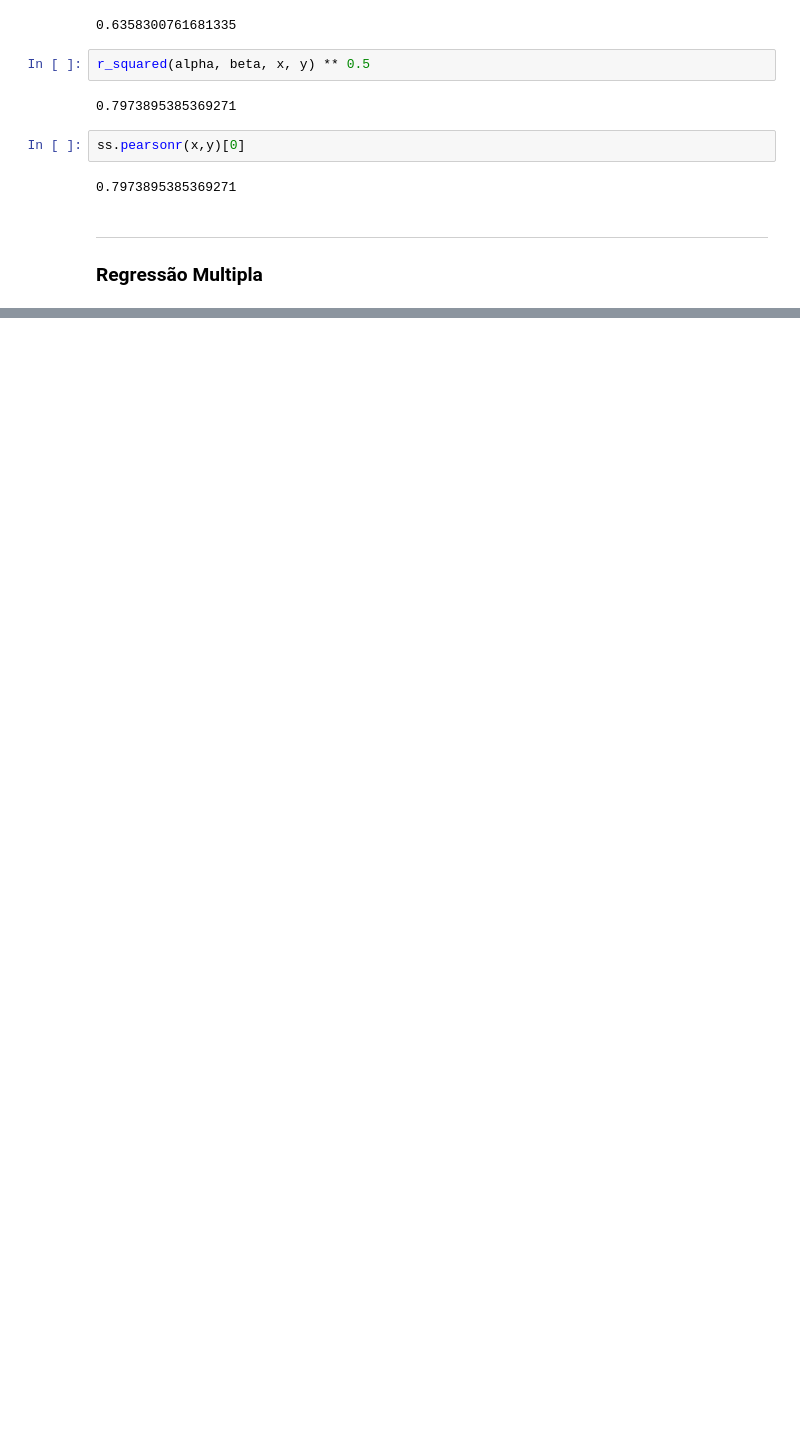
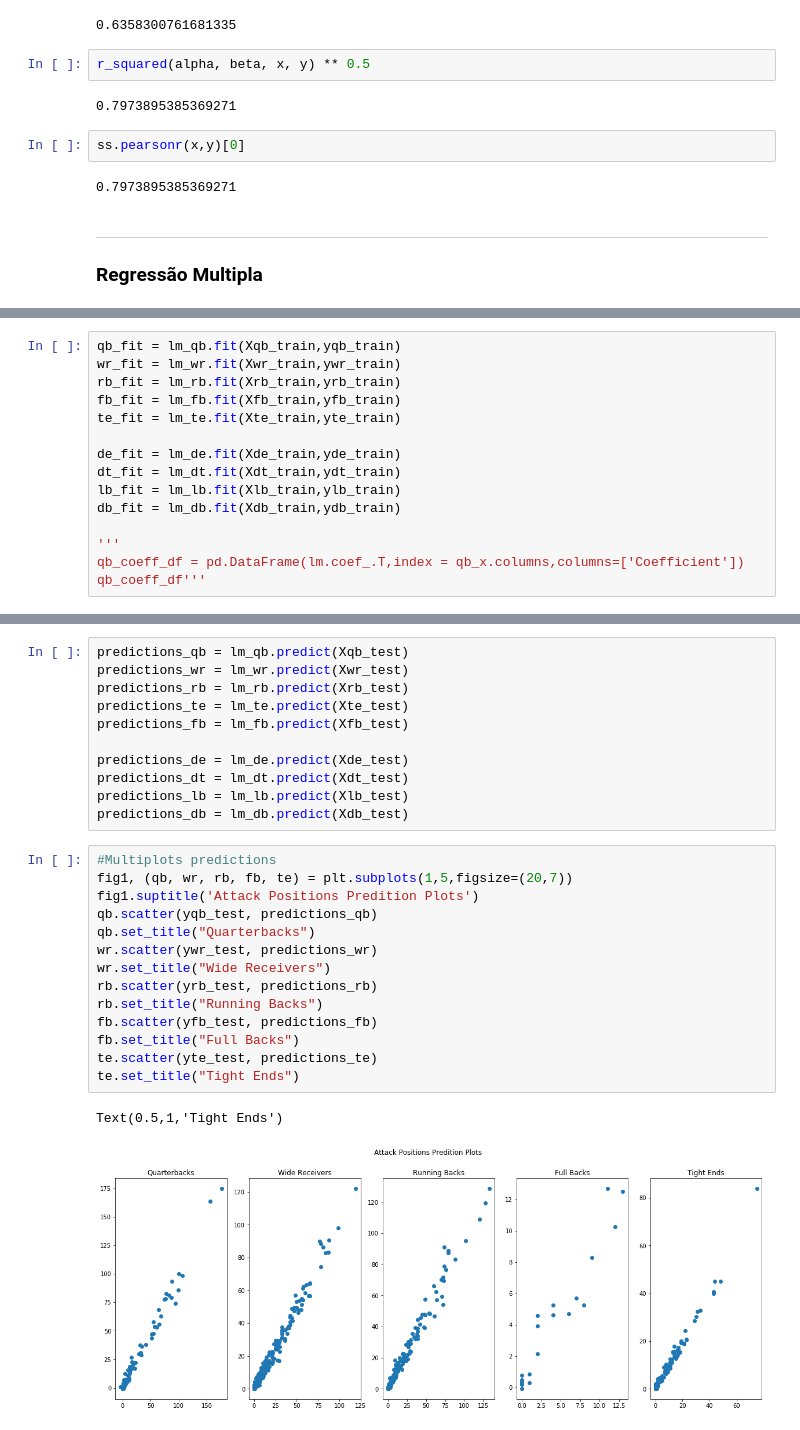
Before and after one commit to GabrielPerson/Data-Science-Project---UFMG, a Jupyter notebook: notebooks/1.0-Person-Regression.ipynb, the cells around one changed output, grey strips where cells are left out. Cells and saved outputs as stored; diff of their text form; blank space fills up the shorter version.

```diff
--- a/notebooks/1.0-Person-Regression.ipynb
+++ b/notebooks/1.0-Person-Regression.ipynb
@@ -226,0 +239,15 @@ ValueError: Unable to coerce to Series, length must be 1: given 860
+# %%
+qb_fit = lm_qb.fit(Xqb_train,yqb_train)
+wr_fit = lm_wr.fit(Xwr_train,ywr_train)
+rb_fit = lm_rb.fit(Xrb_train,yrb_train)
+fb_fit = lm_fb.fit(Xfb_train,yfb_train)
+te_fit = lm_te.fit(Xte_train,yte_train)
+
+de_fit = lm_de.fit(Xde_train,yde_train)
+dt_fit = lm_dt.fit(Xdt_train,ydt_train)
+lb_fit = lm_lb.fit(Xlb_train,ylb_train)
+db_fit = lm_db.fit(Xdb_train,ydb_train)
+
+'''
+qb_coeff_df = pd.DataFrame(lm.coef_.T,index = qb_x.columns,columns=['Coefficient'])
+qb_coeff_df'''
@@ -226,0 +389,28 @@ ValueError: Unable to coerce to Series, length must be 1: given 860
+# %%
+predictions_qb = lm_qb.predict(Xqb_test)
+predictions_wr = lm_wr.predict(Xwr_test)
+predictions_rb = lm_rb.predict(Xrb_test)
+predictions_te = lm_te.predict(Xte_test)
+predictions_fb = lm_fb.predict(Xfb_test)
+
+predictions_de = lm_de.predict(Xde_test)
+predictions_dt = lm_dt.predict(Xdt_test)
+predictions_lb = lm_lb.predict(Xlb_test)
+predictions_db = lm_db.predict(Xdb_test)
+# %%
+#Multiplots predictions
+fig1, (qb, wr, rb, fb, te) = plt.subplots(1,5,figsize=(20,7))
+fig1.suptitle('Attack Positions Predition Plots')
+qb.scatter(yqb_test, predictions_qb)
+qb.set_title("Quarterbacks")
+wr.scatter(ywr_test, predictions_wr)
+wr.set_title("Wide Receivers")
+rb.scatter(yrb_test, predictions_rb)
+rb.set_title("Running Backs")
+fb.scatter(yfb_test, predictions_fb)
+fb.set_title("Full Backs")
+te.scatter(yte_test, predictions_te)
+te.set_title("Tight Ends")
+# %% [output]
+Text(0.5,1,'Tight Ends')
+[figure, added]
```
Also changed, not shown: parts of 26 cells of this notebook, 1 other file.
